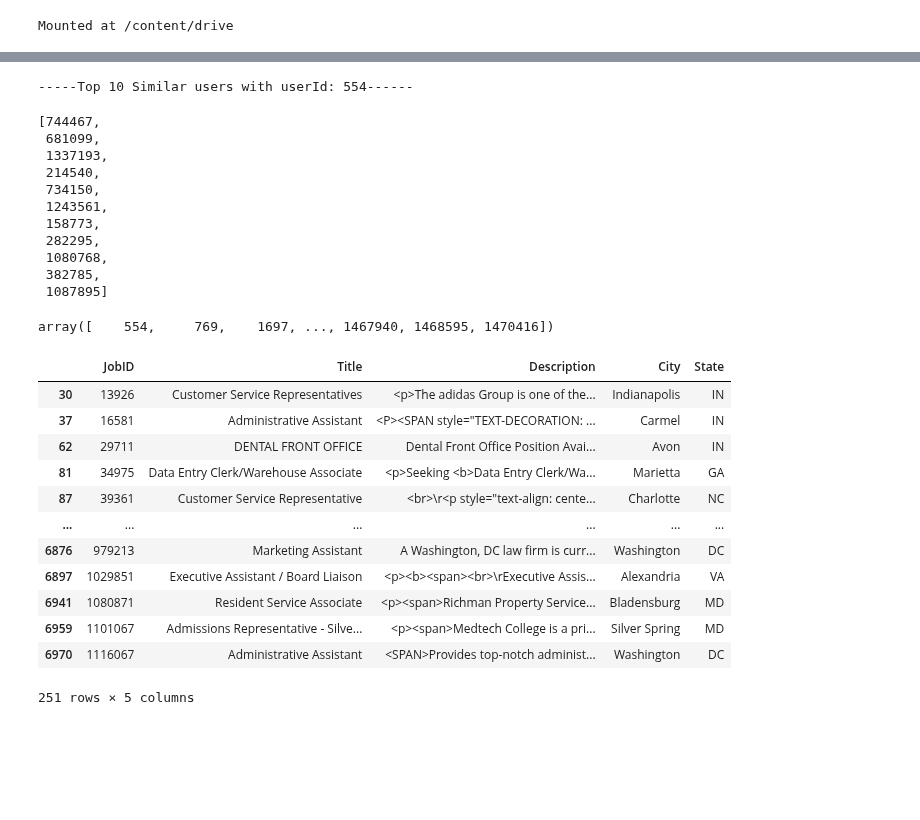
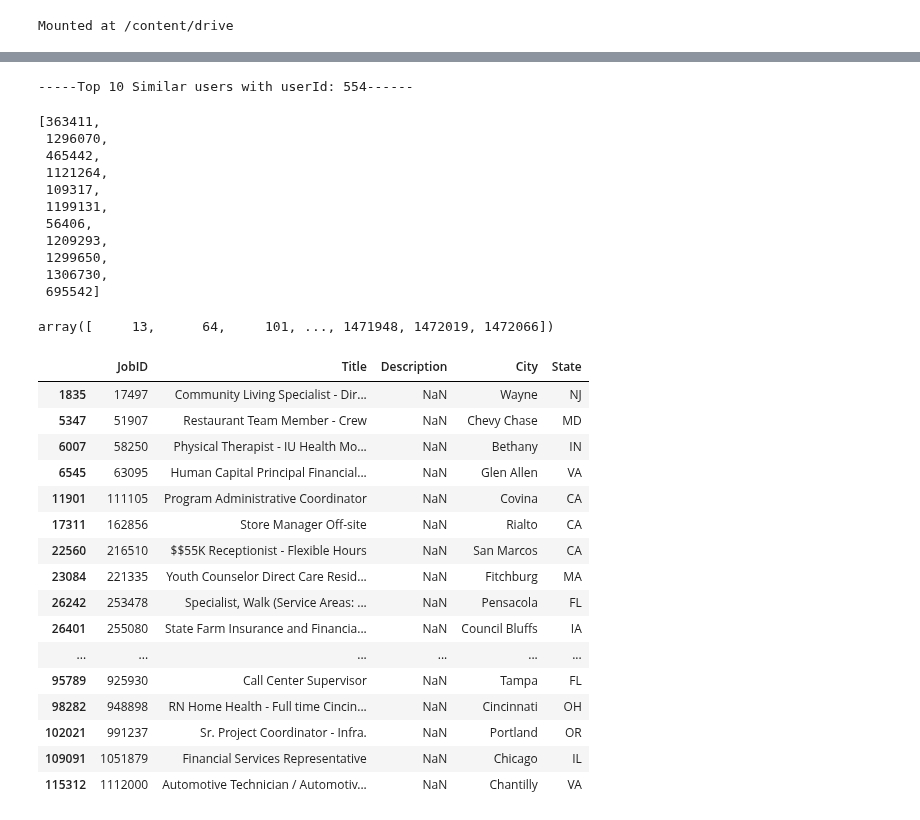
Before and after one commit to pi-sharan/JobHunter, a Jupyter notebook: Backend Algos/User_User.ipynb, the cells around one changed output, grey strips where cells are left out. Cells and saved outputs as stored; diff of their text form; code cells hidden in the pictures; blank space fills up the shorter version.

```diff
--- a/Backend Algos/User_User.ipynb
+++ b/Backend Algos/User_User.ipynb
@@ -14,7 +14,7 @@ from ast import literal_eval
 from sklearn.feature_extraction.text import TfidfVectorizer, CountVectorizer
 from sklearn.metrics.pairwise import linear_kernel, cosine_similarity
 # %%
-apps = pd.read_csv('filtered_apps.csv')
-jobs = pd.read_csv('filtered_jobs.csv')
-users = pd.read_csv('filtered_users.csv')
+apps = pd.read_csv('apps.csv')
+jobs = pd.read_csv('jobs.csv')
+users = pd.read_csv('users.csv')
 # %%
@@ -69,24 +90,24 @@ def get_recommendations_userwise(userid):
     return similar_users
 # %%
 print ("-----Top 10 Similar users with userId: 554------")
-get_recommendations_userwise(554)
+get_recommendations_userwise(13)
 # %% [output]
 -----Top 10 Similar users with userId: 554------
-[744467,
- 681099,
- 1337193,
- 214540,
- 734150,
- 1243561,
- 158773,
- 282295,
- 1080768,
- 382785,
- 1087895]
+[363411,
+ 1296070,
+ 465442,
+ 1121264,
+ 109317,
+ 1199131,
+ 56406,
+ 1209293,
+ 1299650,
+ 1306730,
+ 695542]
 # %%
 apps['UserID'].unique()
 # %% [output]
-array([    554,     769,    1697, ..., 1467940, 1468595, 1470416])
+array([     13,      64,     101, ..., 1471948, 1472019, 1472066])
 # %%
 def get_job_id(usrid_list):
     jobs_userwise = apps['UserID'].isin(usrid_list) #
@@ -96,18 +117,22 @@ def get_job_id(usrid_list):
     df_temp = pd.DataFrame(data = jobs[Job_list], columns=['JobID','Title','Description','City','State'])
     return df_temp
 # %%
-get_job_id(get_recommendations_userwise(554))
+get_job_id(get_recommendations_userwise(13))
 # %% [output]
 |  | JobID | Title | Description | City | State |
-| 30 | 13926 | Customer Service Representatives | <p>The adidas Group is one of the... | Indianapolis | IN |
-| 37 | 16581 | Administrative Assistant | <P><SPAN style="TEXT-DECORATION: ... | Carmel | IN |
-| 62 | 29711 | DENTAL FRONT OFFICE | Dental Front Office Position Avai... | Avon | IN |
-| 81 | 34975 | Data Entry Clerk/Warehouse Associate | <p>Seeking <b>Data Entry Clerk/Wa... | Marietta | GA |
-| 87 | 39361 | Customer Service Representative | <br>\r<p style="text-align: cente... | Charlotte | NC |
+| 1835 | 17497 | Community Living Specialist - Dir... | NaN | Wayne | NJ |
+| 5347 | 51907 | Restaurant Team Member - Crew | NaN | Chevy Chase | MD |
+| 6007 | 58250 | Physical Therapist - IU Health Mo... | NaN | Bethany | IN |
+| 6545 | 63095 | Human Capital Principal Financial... | NaN | Glen Allen | VA |
+| 11901 | 111105 | Program Administrative Coordinator | NaN | Covina | CA |
+| 17311 | 162856 | Store Manager Off-site | NaN | Rialto | CA |
+| 22560 | 216510 | $$55K Receptionist - Flexible Hours | NaN | San Marcos | CA |
+| 23084 | 221335 | Youth Counselor Direct Care Resid... | NaN | Fitchburg | MA |
+| 26242 | 253478 | Specialist, Walk (Service Areas: ... | NaN | Pensacola | FL |
+| 26401 | 255080 | State Farm Insurance and Financia... | NaN | Council Bluffs | IA |
 | ... | ... | ... | ... | ... | ... |
-| 6876 | 979213 | Marketing Assistant | A Washington, DC law firm is curr... | Washington | DC |
-| 6897 | 1029851 | Executive Assistant / Board Liaison | <p><b><span><br>\rExecutive Assis... | Alexandria | VA |
-| 6941 | 1080871 | Resident Service Associate | <p><span>Richman Property Service... | Bladensburg | MD |
-| 6959 | 1101067 | Admissions Representative - Silve... | <p><span>Medtech College is a pri... | Silver Spring | MD |
-| 6970 | 1116067 | Administrative Assistant | <SPAN>Provides top-notch administ... | Washington | DC |
+| 95789 | 925930 | Call Center Supervisor | NaN | Tampa | FL |
+| 98282 | 948898 | RN Home Health - Full time Cincin... | NaN | Cincinnati | OH |
+| 102021 | 991237 | Sr. Project Coordinator - Infra. | NaN | Portland | OR |
+| 109091 | 1051879 | Financial Services Representative | NaN | Chicago | IL |
+| 115312 | 1112000 | Automotive Technician / Automotiv... | NaN | Chantilly | VA |
-251 rows × 5 columns
```
Also changed, not shown: parts of 5 cells of this notebook, 1 other file.
